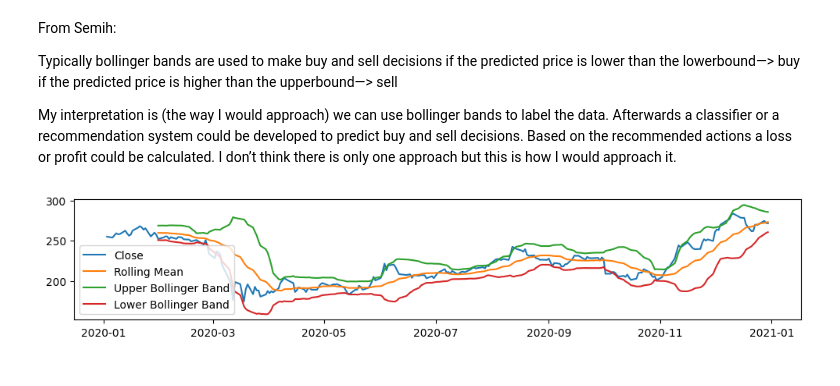
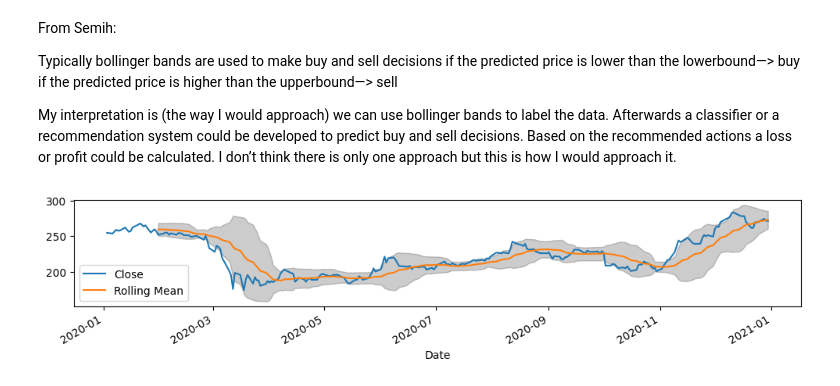
Before and after one commit to henryhyunwookim/ValueInvestor, a Jupyter notebook: ValueInvestor.ipynb, the cells around one changed output. Drawn from its saved outputs; the diff is of its cells as text; code cells hidden in the pictures.

```diff
--- a/ValueInvestor.ipynb
+++ b/ValueInvestor.ipynb
@@ -549,21 +562,27 @@ My interpretation is (the way I would approach) we can use bollinger bands to la
 # %%
 import matplotlib.pyplot as plt
 
 # Define time period and calculate rolling mean and standard deviation
 time_period = 20
 rolling_mean = train_df_1['Close'].rolling(window=time_period).mean()
 rolling_std = train_df_1['Close'].rolling(window=time_period).std()
 
 # Calculate upper and lower Bollinger Bands
 upper_band = rolling_mean + (rolling_std * 2)
 lower_band = rolling_mean - (rolling_std * 2)
 
 # Plot the data and the Bollinger Bands
-plt.plot(train_df_1['Close'], label='Close')
+ax = train_df_1['Close'].plot(label='Close')
 plt.plot(rolling_mean, label='Rolling Mean')
-plt.plot(upper_band, label='Upper Bollinger Band')
-plt.plot(lower_band, label='Lower Bollinger Band')
+ax.fill_between(
+    rolling_mean.index,
+    upper_band,
+    lower_band,
+    color='k', alpha=.2
+)
+# plt.plot(upper_band, label='Upper Bollinger Band')
+# plt.plot(lower_band, label='Lower Bollinger Band')
 plt.legend()
 plt.show()
 # %% [output]
-[figure, old version]
+[figure, new version]
```
Also changed, not shown: parts of 9 cells of this notebook.
